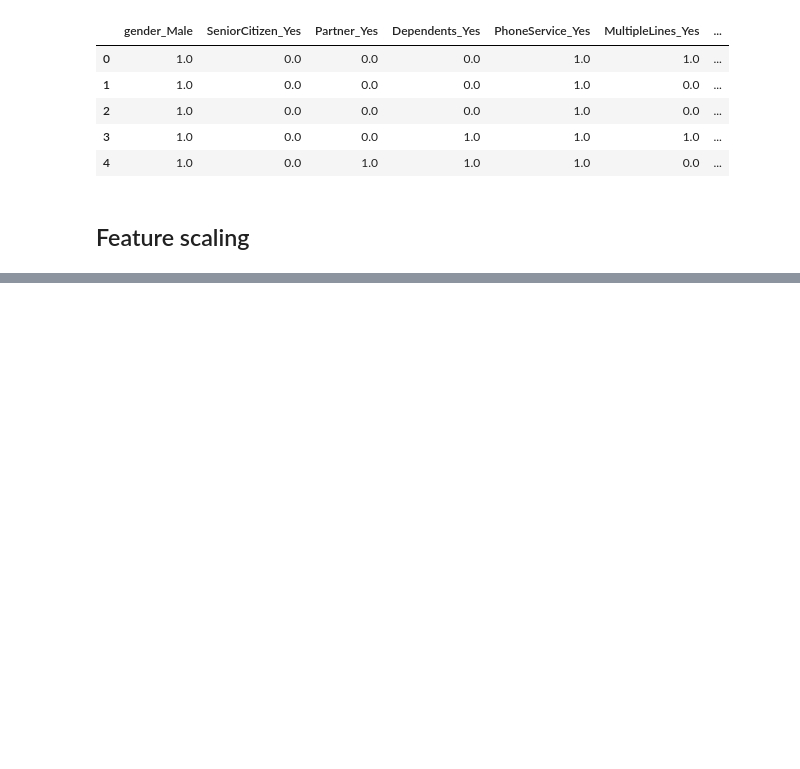
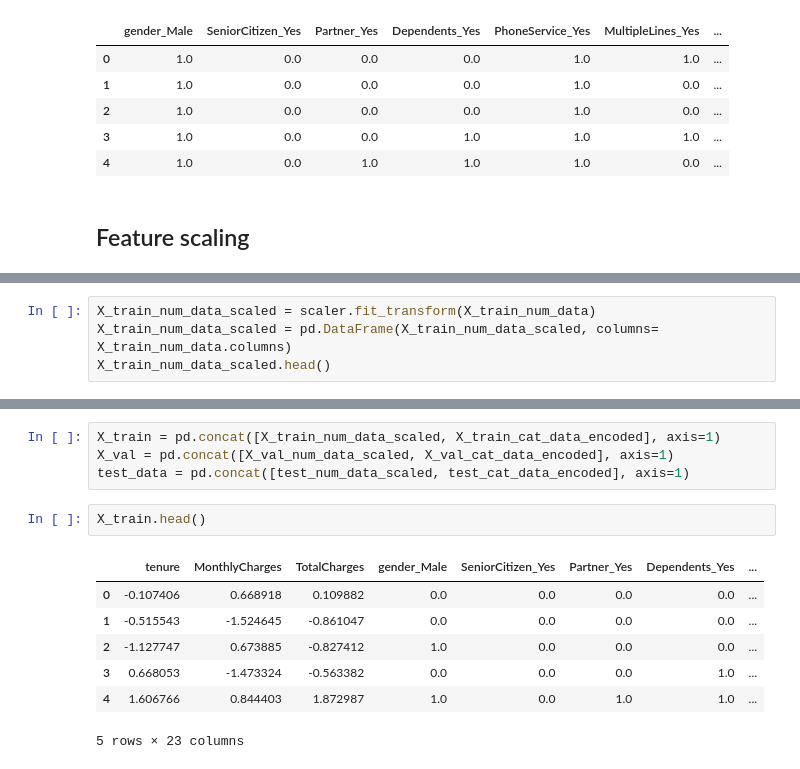
Before and after one commit to BrianBassey37/Project_Portfolio, a Jupyter notebook: Telco_churn/Telco_churn_notebook.ipynb, the cells around one changed output, grey strips where cells are left out. Cells and saved outputs as stored; diff of their text form; blank space fills up the shorter version.

```diff
--- a/Telco_churn/Telco_churn_notebook.ipynb
+++ b/Telco_churn/Telco_churn_notebook.ipynb
@@ -909,0 +922,4 @@ test_cat_data_encoded.head()
+# %%
+X_train_num_data_scaled = scaler.fit_transform(X_train_num_data)
+X_train_num_data_scaled = pd.DataFrame(X_train_num_data_scaled, columns= X_train_num_data.columns)
+X_train_num_data_scaled.head()
@@ -909,0 +955,14 @@ test_cat_data_encoded.head()
+# %%
+X_train = pd.concat([X_train_num_data_scaled, X_train_cat_data_encoded], axis=1)
+X_val = pd.concat([X_val_num_data_scaled, X_val_cat_data_encoded], axis=1)
+test_data = pd.concat([test_num_data_scaled, test_cat_data_encoded], axis=1)
+# %%
+X_train.head()
+# %% [output]
+|  | tenure | MonthlyCharges | TotalCharges | gender_Male | SeniorCitizen_Yes | Partner_Yes | Dependents_Yes | ... |
+| 0 | -0.107406 | 0.668918 | 0.109882 | 0.0 | 0.0 | 0.0 | 0.0 | ... |
+| 1 | -0.515543 | -1.524645 | -0.861047 | 0.0 | 0.0 | 0.0 | 0.0 | ... |
+| 2 | -1.127747 | 0.673885 | -0.827412 | 1.0 | 0.0 | 0.0 | 0.0 | ... |
+| 3 | 0.668053 | -1.473324 | -0.563382 | 0.0 | 0.0 | 0.0 | 1.0 | ... |
+| 4 | 1.606766 | 0.844403 | 1.872987 | 1.0 | 0.0 | 1.0 | 1.0 | ... |
+5 rows × 23 columns
```
Also changed, not shown: parts of 15 cells of this notebook.
